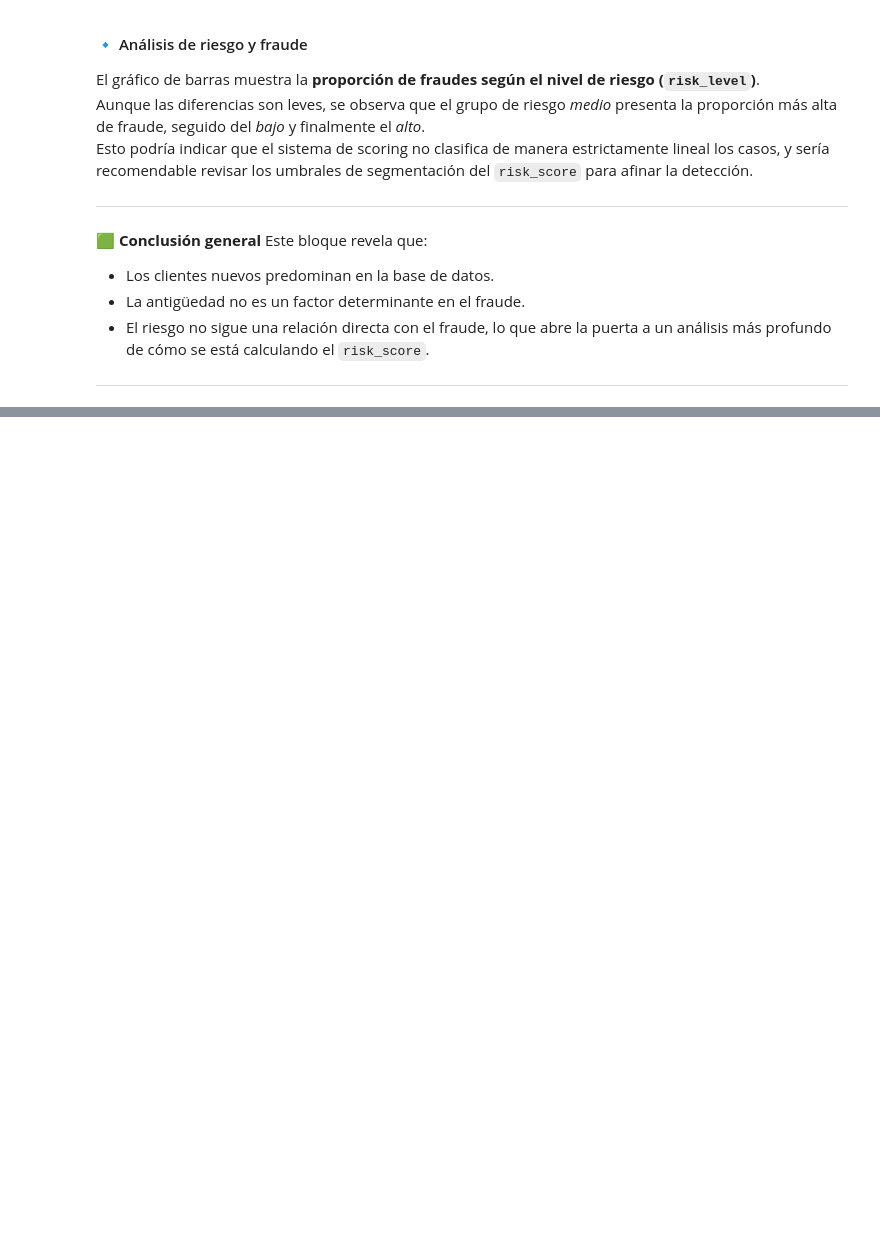
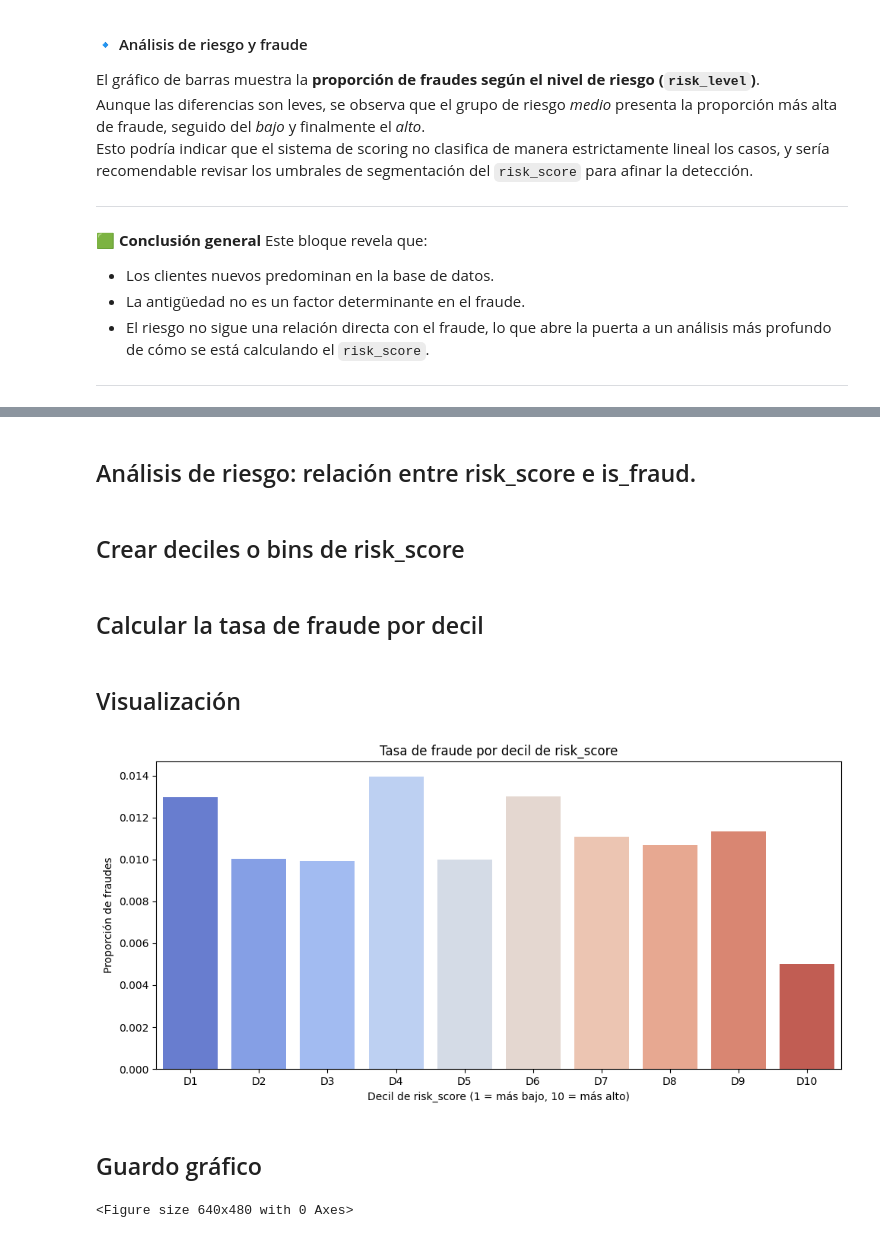
Before and after one commit to PatriciaMerinero/Proyecto_Final_Data_Analytics, a Jupyter notebook: NOTEBOOKS/03_EDA_ANALISIS_DESCRIPTIVO.ipynb, the cells around one changed output, grey strips where cells are left out. Saved outputs shown, nothing was run; the diff lists cells and outputs as text; code cells hidden in the pictures; blank space fills up the shorter version.

```diff
--- a/NOTEBOOKS/03_EDA_ANALISIS_DESCRIPTIVO.ipynb
+++ b/NOTEBOOKS/03_EDA_ANALISIS_DESCRIPTIVO.ipynb
@@ -530,0 +630,35 @@ Este bloque revela que:
+# %% [markdown]
+## Análisis de riesgo: relación entre risk_score e is_fraud.
+# %% [markdown]
+## Crear deciles o bins de risk_score
+# %%
+df['risk_decile'] = pd.qcut(df['risk_score'], 10, labels=[f'D{i}' for i in range(1, 11)])
+# %% [markdown]
+## Calcular la tasa de fraude por decil
+# %%
+fraude_por_decil = (
+    df.groupby('risk_decile')['is_fraud']
+    .mean()
+    .reset_index()
+    .rename(columns={'is_fraud': 'fraud_rate'})
+)
+# %% [markdown]
+## Visualización
+# %%
+plt.figure(figsize=(10,5))
+sns.barplot(x='risk_decile', y='fraud_rate', data=fraude_por_decil, palette='coolwarm')
+plt.title('Tasa de fraude por decil de risk_score')
+plt.xlabel('Decil de risk_score (1 = más bajo, 10 = más alto)')
+plt.ylabel('Proporción de fraudes')
+plt.tight_layout()
+# %% [output]
+[figure, added]
+# %% [markdown]
+## Guardo gráfico
+# %%
+OUT_DIR = "DATA/DATA_OUTPUT/EDA"
+os.makedirs(OUT_DIR, exist_ok=True)
+plt.savefig(os.path.join(OUT_DIR, "risk_score_vs_fraud.png"), dpi=150)
+plt.show()
+# %% [output]
+<Figure size 640x480 with 0 Axes>
```
Also changed, not shown: parts of 36 cells of this notebook, 11 other files.
